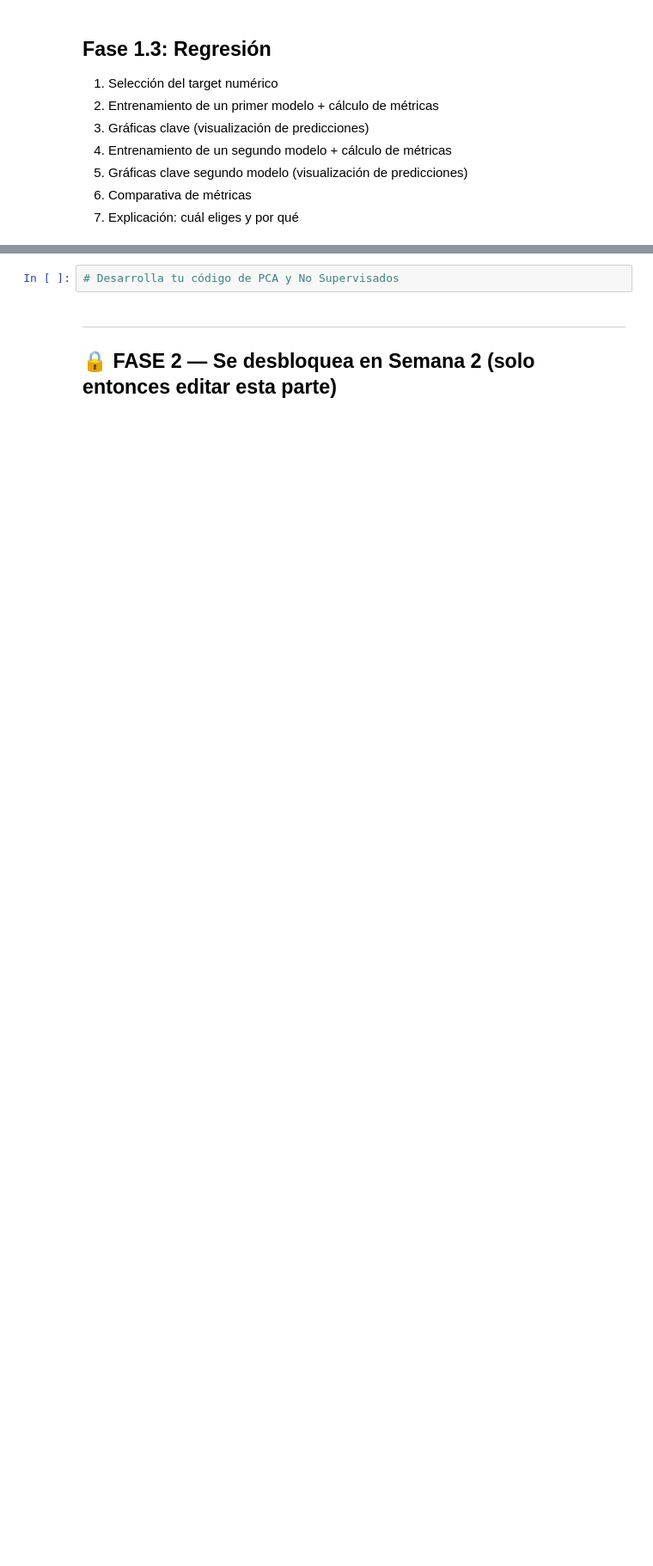
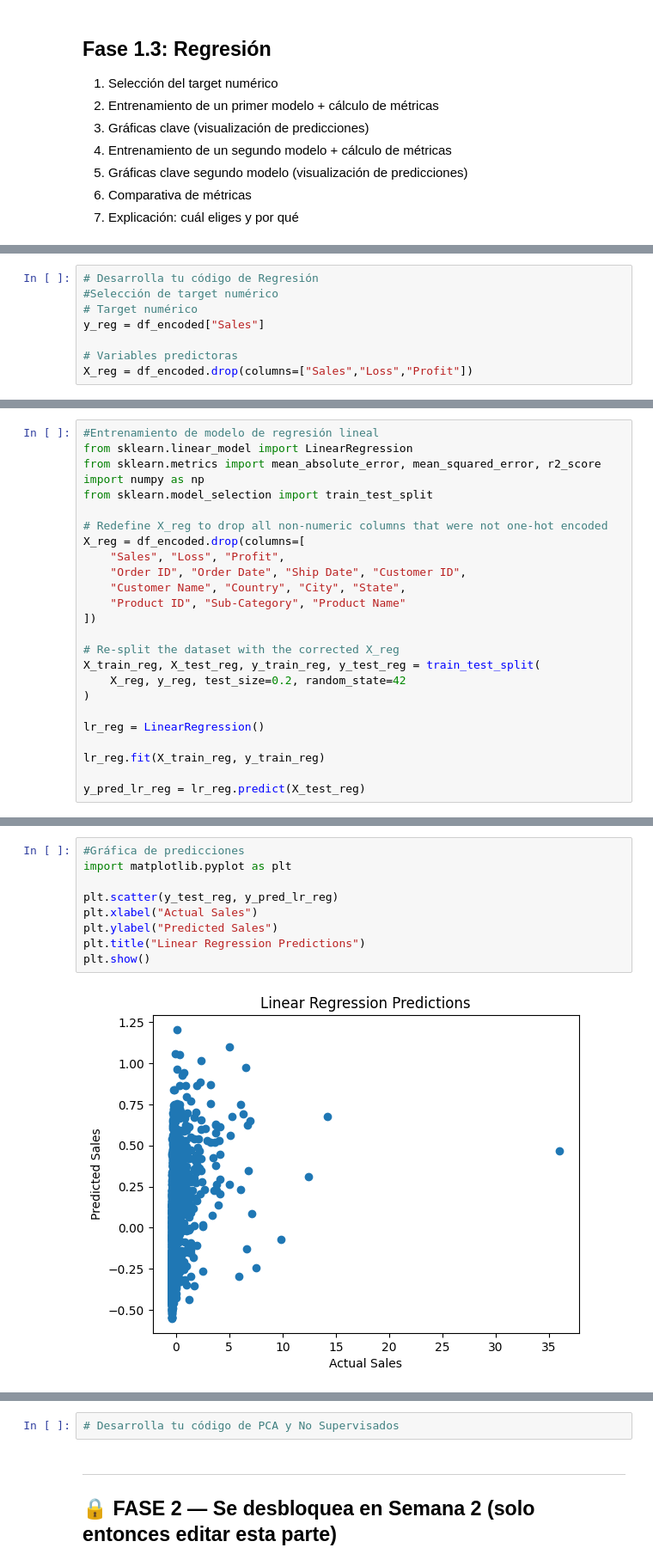
Before and after one commit to sofibarbeito/INESDI_Data-Science_ML_IA, a Jupyter notebook: [00] - Workshops/Workshop_ML_PartTime.ipynb, the cells around one changed output, grey strips where cells are left out. Shown at 86% size. Saved outputs shown, nothing was run; the diff lists cells and outputs as text; blank space fills up the shorter version.

```diff
--- a/[00] - Workshops/Workshop_ML_PartTime.ipynb
+++ b/[00] - Workshops/Workshop_ML_PartTime.ipynb
@@ -442,0 +441,8 @@ plt.show()
+# %%
+# Desarrolla tu código de Regresión
+#Selección de target numérico
+# Target numérico
+y_reg = df_encoded["Sales"]
+
+# Variables predictoras
+X_reg = df_encoded.drop(columns=["Sales","Loss","Profit"])
@@ -442,0 +456,25 @@ plt.show()
+# %%
+#Entrenamiento de modelo de regresión lineal
+from sklearn.linear_model import LinearRegression
+from sklearn.metrics import mean_absolute_error, mean_squared_error, r2_score
+import numpy as np
+from sklearn.model_selection import train_test_split
+
+# Redefine X_reg to drop all non-numeric columns that were not one-hot encoded
+X_reg = df_encoded.drop(columns=[
+    "Sales", "Loss", "Profit",
+    "Order ID", "Order Date", "Ship Date", "Customer ID",
+    "Customer Name", "Country", "City", "State",
+    "Product ID", "Sub-Category", "Product Name"
+])
+
+# Re-split the dataset with the corrected X_reg
+X_train_reg, X_test_reg, y_train_reg, y_test_reg = train_test_split(
+    X_reg, y_reg, test_size=0.2, random_state=42
+)
+
+lr_reg = LinearRegression()
+
+lr_reg.fit(X_train_reg, y_train_reg)
+
+y_pred_lr_reg = lr_reg.predict(X_test_reg)
@@ -442,0 +496,11 @@ plt.show()
+# %%
+#Gráfica de predicciones
+import matplotlib.pyplot as plt
+
+plt.scatter(y_test_reg, y_pred_lr_reg)
+plt.xlabel("Actual Sales")
+plt.ylabel("Predicted Sales")
+plt.title("Linear Regression Predictions")
+plt.show()
+# %% [output]
+[figure, added]
```
Also changed, not shown: parts of 4 cells of this notebook.
